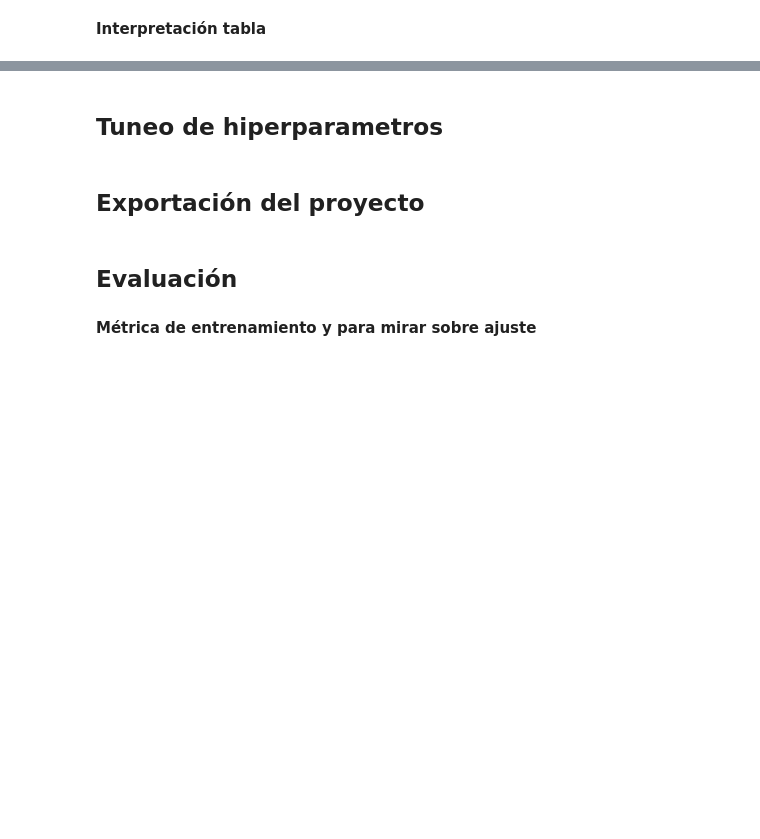
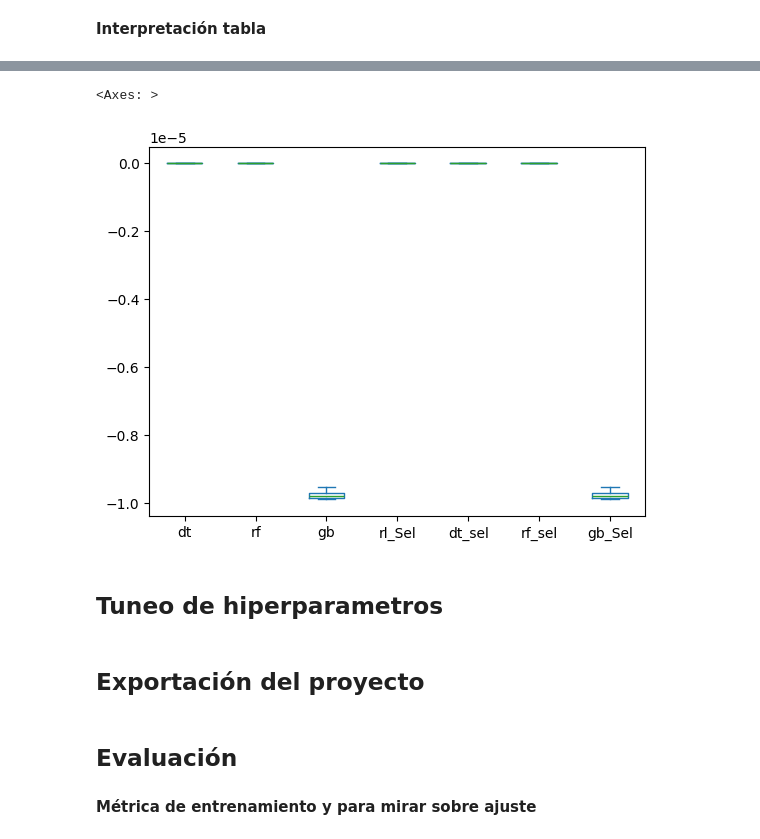
Before and after one commit to JavierBurgos-web/ANALYTICS_lll_First_Project, a Jupyter notebook: Modelos.ipynb, the cells around one changed output, grey strips where cells are left out. Saved outputs shown, nothing was run; the diff lists cells and outputs as text; code cells hidden in the pictures; blank space fills up the shorter version.

```diff
--- a/Modelos.ipynb
+++ b/Modelos.ipynb
@@ -173,9 +219,10 @@ rmse.plot(kind='box') ### gráfico para modelos sel y todas las variables
 # %%
 
 rmse2=rmse[ ['dt', 'rf', 'gb','rl_Sel', 'dt_sel', 'rf_sel', 'gb_Sel']]
 rmse2.plot(kind='box') ### gráfico para modelos sel y todas las variables
-
-rmse.mean() ### medias de mape
+# %% [output]
+<Axes: >
+[figure, added]
 # %% [markdown]
 ## Tuneo de hiperparametros
 # %%
```
Also changed, not shown: parts of 8 cells of this notebook, 1 other file.
